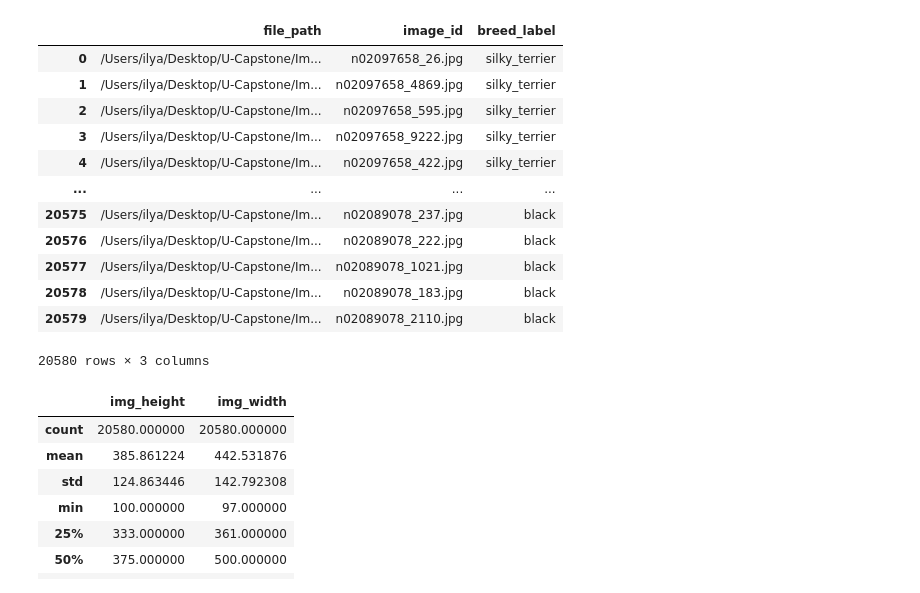
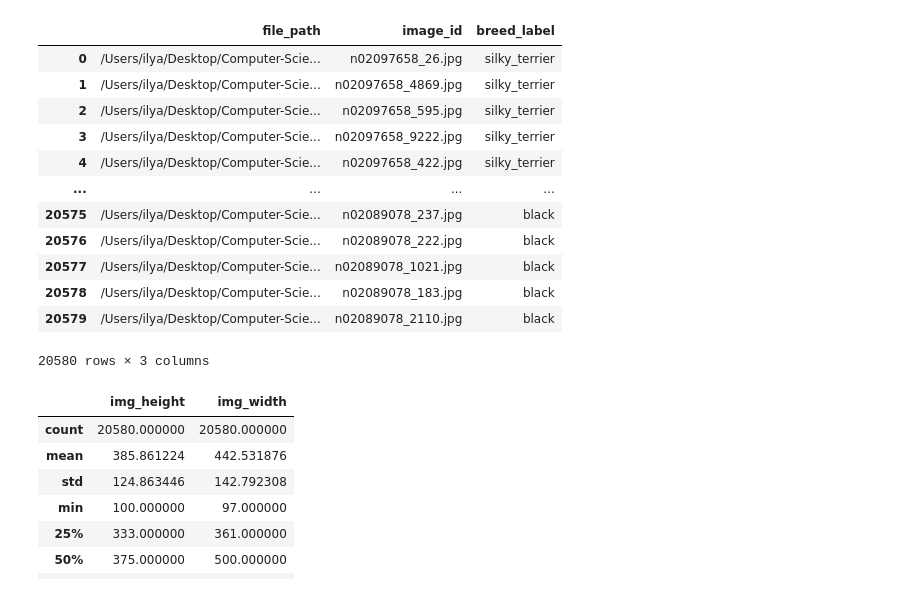
Before and after one commit to ipansh/dog-breed-classification, a Jupyter notebook: Breed-Classification-Pre-Processing.ipynb, the cells around one changed output. Drawn from its saved outputs; the diff is of its cells as text; code cells hidden in the pictures.

```diff
--- a/Breed-Classification-Pre-Processing.ipynb
+++ b/Breed-Classification-Pre-Processing.ipynb
@@ -67,36 +39,38 @@ def VGG16_predict(img_path):
 # %%
 file_paths = []
 image_ids = []
 breed_labels = []
 
-for directory in os.listdir('/Users/ilya/Desktop/U-Capstone/Images/'):
+directory_name = '/Users/ilya/Desktop/Computer-Science/U-Capstone/Images/'
+
+for directory in os.listdir(directory_name):
     if directory != '.DS_Store':
-        for file in os.listdir('/Users/ilya/Desktop/U-Capstone/Images/'+str(directory)):
-            file_paths.append('/Users/ilya/Desktop/U-Capstone/Images/'
+        for file in os.listdir(directory_name+str(directory)):
+            file_paths.append(directory_name
                               +str(directory)+'/'+str(file))
             breed_labels.append(str(directory).split('-')[1])
             image_ids.append(file)
 
 df = pd.DataFrame()
 
 df['file_path'] = file_paths
 df['image_id'] = image_ids
 df['breed_label'] = breed_labels
 
 df
 # %% [output]
 |  | file_path | image_id | breed_label |
-| 0 | /Users/ilya/Desktop/U-Capstone/Im... | n02097658_26.jpg | silky_terrier |
-| 1 | /Users/ilya/Desktop/U-Capstone/Im... | n02097658_4869.jpg | silky_terrier |
-| 2 | /Users/ilya/Desktop/U-Capstone/Im... | n02097658_595.jpg | silky_terrier |
-| 3 | /Users/ilya/Desktop/U-Capstone/Im... | n02097658_9222.jpg | silky_terrier |
-| 4 | /Users/ilya/Desktop/U-Capstone/Im... | n02097658_422.jpg | silky_terrier |
+| 0 | /Users/ilya/Desktop/Computer-Scie... | n02097658_26.jpg | silky_terrier |
+| 1 | /Users/ilya/Desktop/Computer-Scie... | n02097658_4869.jpg | silky_terrier |
+| 2 | /Users/ilya/Desktop/Computer-Scie... | n02097658_595.jpg | silky_terrier |
+| 3 | /Users/ilya/Desktop/Computer-Scie... | n02097658_9222.jpg | silky_terrier |
+| 4 | /Users/ilya/Desktop/Computer-Scie... | n02097658_422.jpg | silky_terrier |
 | ... | ... | ... | ... |
-| 20575 | /Users/ilya/Desktop/U-Capstone/Im... | n02089078_237.jpg | black |
-| 20576 | /Users/ilya/Desktop/U-Capstone/Im... | n02089078_222.jpg | black |
-| 20577 | /Users/ilya/Desktop/U-Capstone/Im... | n02089078_1021.jpg | black |
-| 20578 | /Users/ilya/Desktop/U-Capstone/Im... | n02089078_183.jpg | black |
-| 20579 | /Users/ilya/Desktop/U-Capstone/Im... | n02089078_2110.jpg | black |
+| 20575 | /Users/ilya/Desktop/Computer-Scie... | n02089078_237.jpg | black |
+| 20576 | /Users/ilya/Desktop/Computer-Scie... | n02089078_222.jpg | black |
+| 20577 | /Users/ilya/Desktop/Computer-Scie... | n02089078_1021.jpg | black |
+| 20578 | /Users/ilya/Desktop/Computer-Scie... | n02089078_183.jpg | black |
+| 20579 | /Users/ilya/Desktop/Computer-Scie... | n02089078_2110.jpg | black |
 20580 rows × 3 columns
 # %%
 #figuring out heights and widths of each image for better processing
```
Also changed, not shown: parts of 3 cells of this notebook, 2 other files.
